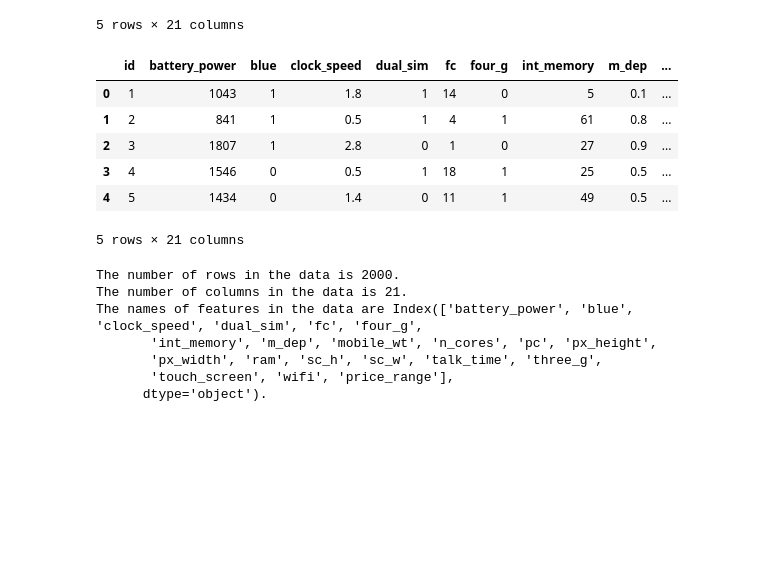
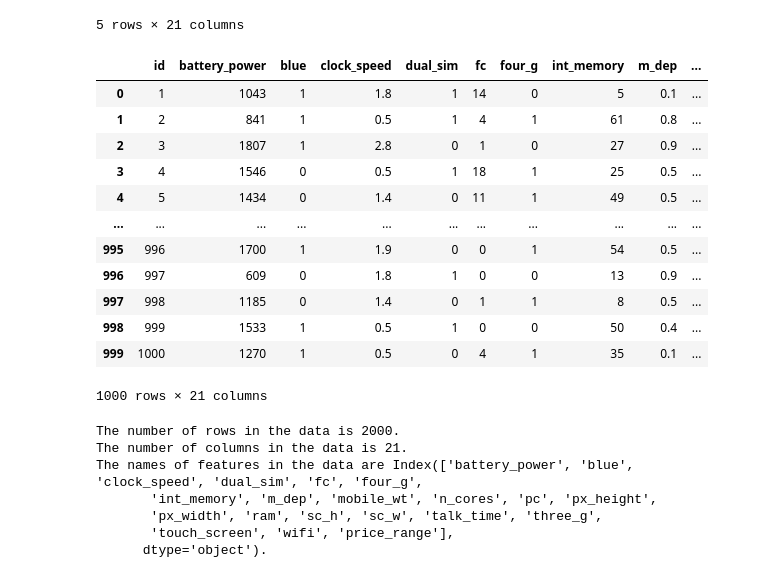
Before and after one commit to huyennguyenthanh/Mobile-Price-Classification, a Jupyter notebook: notebook/insight_and_training.ipynb, the cells around one changed output. Saved outputs shown, nothing was run; the diff lists cells and outputs as text; code cells hidden in the pictures; blank space fills up the shorter version.

```diff
--- a/notebook/insight.ipynb
+++ b/notebook/insight_and_training.ipynb
@@ -27,15 +26,21 @@ df_train.head()
 5 rows × 21 columns
 # %%
 df_test = pd.read_csv("../dataset/test.csv")
-df_test.head()
+df_test
 # %% [output]
 |  | id | battery_power | blue | clock_speed | dual_sim | fc | four_g | int_memory | m_dep | ... |
 | 0 | 1 | 1043 | 1 | 1.8 | 1 | 14 | 0 | 5 | 0.1 | ... |
 | 1 | 2 | 841 | 1 | 0.5 | 1 | 4 | 1 | 61 | 0.8 | ... |
 | 2 | 3 | 1807 | 1 | 2.8 | 0 | 1 | 0 | 27 | 0.9 | ... |
 | 3 | 4 | 1546 | 0 | 0.5 | 1 | 18 | 1 | 25 | 0.5 | ... |
 | 4 | 5 | 1434 | 0 | 1.4 | 0 | 11 | 1 | 49 | 0.5 | ... |
+| ... | ... | ... | ... | ... | ... | ... | ... | ... | ... | ... |
+| 995 | 996 | 1700 | 1 | 1.9 | 0 | 0 | 1 | 54 | 0.5 | ... |
+| 996 | 997 | 609 | 0 | 1.8 | 1 | 0 | 0 | 13 | 0.9 | ... |
+| 997 | 998 | 1185 | 0 | 1.4 | 0 | 1 | 1 | 8 | 0.5 | ... |
+| 998 | 999 | 1533 | 1 | 0.5 | 1 | 0 | 0 | 50 | 0.4 | ... |
+| 999 | 1000 | 1270 | 1 | 0.5 | 0 | 4 | 1 | 35 | 0.1 | ... |
-5 rows × 21 columns
+1000 rows × 21 columns
 # %%
 print(f"The number of rows in the data is {df_train.shape[0]}.")
 print(f"The number of columns in the data is {df_train.shape[1]}.")
```
Also changed, not shown: parts of 22 cells of this notebook, 12 other files.
